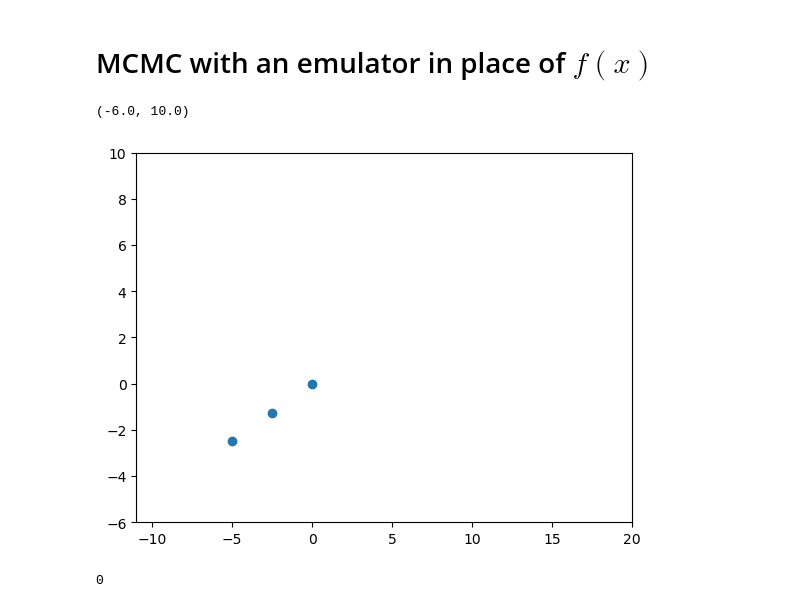
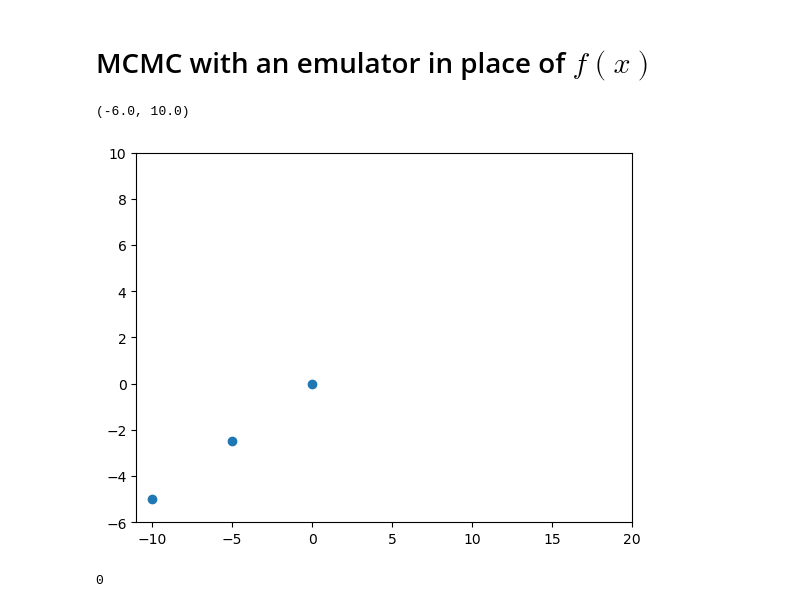
Before and after one commit to cwlanyon/GPyEm, a Jupyter notebook: MCMC Training day Notebook.ipynb, the cells around one changed output. Saved outputs shown, nothing was run; the diff lists cells and outputs as text; code cells hidden in the pictures.

```diff
--- a/MCMC Training day Notebook.ipynb
+++ b/MCMC Training day Notebook.ipynb
@@ -229,14 +229,14 @@ plt.plot(sampler.get_chain(thin=10,flat=True))
 # %%
 p=3 #Number of training points
 
-x_train=torch.linspace(-5,0,p) #Training point locations
+x_train=torch.linspace(-10,0,p) #Training point locations
 
 y_train = lin(x_train) #Observations (function evaluated at training points)
 
 plt.plot(x_train.detach().numpy(),y_train.detach().numpy(),'o')
 plt.xlim(-11,20)
 plt.ylim(-6,10)
 # %% [output]
 (-6.0, 10.0)
-[figure, old version]
+[figure, new version]
 # %%
```
Also changed, not shown: parts of 12 cells of this notebook, 14 other files.
